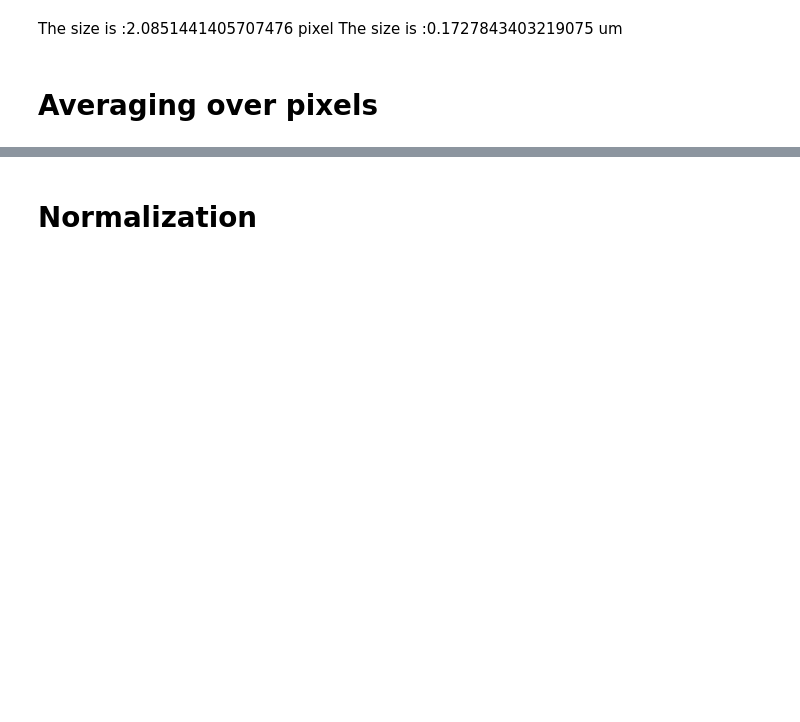
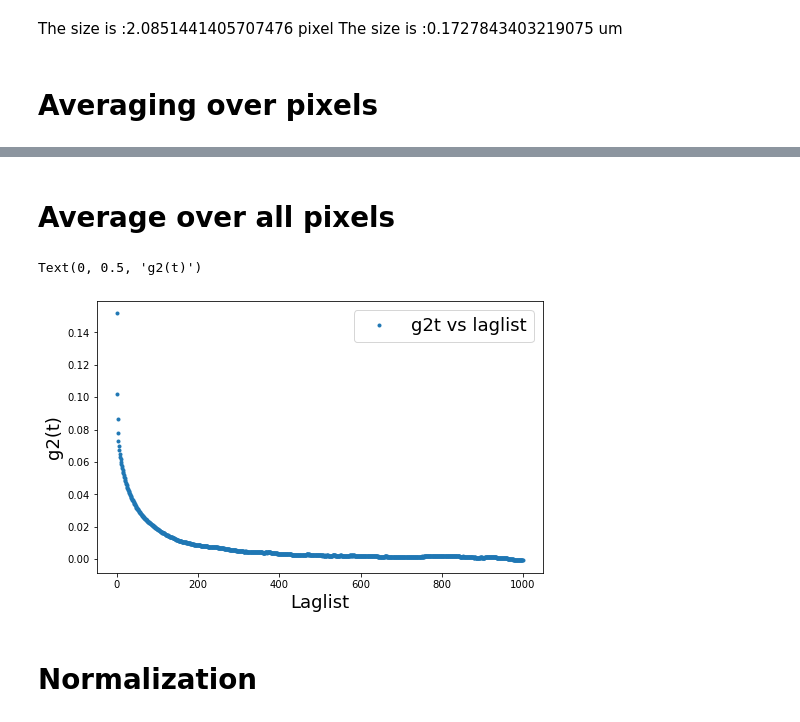
Before and after one commit to wwy-wwy-wwy/Speckle_project, a Jupyter notebook: 40p_1wt_50nm128px_2min_glycerol_1au_20x_7umhigh_405nm.ipynb, the cells around one changed output, grey strips where cells are left out. Saved outputs shown, nothing was run; the diff lists cells and outputs as text; code cells hidden in the pictures; blank space fills up the shorter version.

```diff
--- a/40p_1wt_50nm128px_2min_glycerol_1au_20x_7umhigh_405nm.ipynb
+++ b/40p_1wt_50nm128px_2min_glycerol_1au_20x_7umhigh_405nm.ipynb
@@ -135,3 +133,44 @@ Text(0, 0.5, 'g2(t)')
+# %% [markdown]
+# Average over all pixels
+# %%
+def compute_g2t_wo_kernel(px,laglist_g2t):
+    intensity=[]
+    for t in range(0,img.shape[0],1):
+        intensity.append(img[t][px[0],px[1]])
+
+    g2t=[]
+    for lag in laglist_g2t:
+        numerator_sum=0
+        denumerator_sum_1=0
+        denumerator_sum_2=0
+        max_t_range=img.shape[0]-lag
+        for t in range(0,max_t_range,1):
+            numerator_sum=numerator_sum+int(intensity[t])*int(intensity[t+lag])
+            denumerator_sum_1=denumerator_sum_1+int(intensity[t])
+            denumerator_sum_2=denumerator_sum_2+int(intensity[t+lag])
+        numerator=numerator_sum/max_t_range
+        denumerator_1=denumerator_sum_1/max_t_range
+        denumerator_2=denumerator_sum_2/max_t_range
+        g2t.append((numerator/denumerator_1/denumerator_2)-1)
+    return g2t
+# %%
+averaged_g2t=[]
+for y in range(30,60,1):
+    for x in range(30,60,1):
+        px=[y,x]
+        g2t=compute_g2t_wo_kernel(px,laglist_g2t)
+        averaged_g2t.append(g2t)
+# %%
+average_g2t=np.mean(averaged_g2t,axis=0)
+# %%
+plt.figure(figsize=(8,5))
+plt.plot(laglist_g2t,average_g2t,'.')
+plt.legend(['g2t vs laglist'], fontsize=18)
+plt.xlabel("Laglist",fontsize=18)
+plt.ylabel("g2(t)",fontsize=18)
+# %% [output]
+Text(0, 0.5, 'g2(t)')
+[figure, added]
 # %% [markdown]
 # Normalization
 # %%
```
Also changed, not shown: parts of 4 cells of this notebook, 2 other files.
